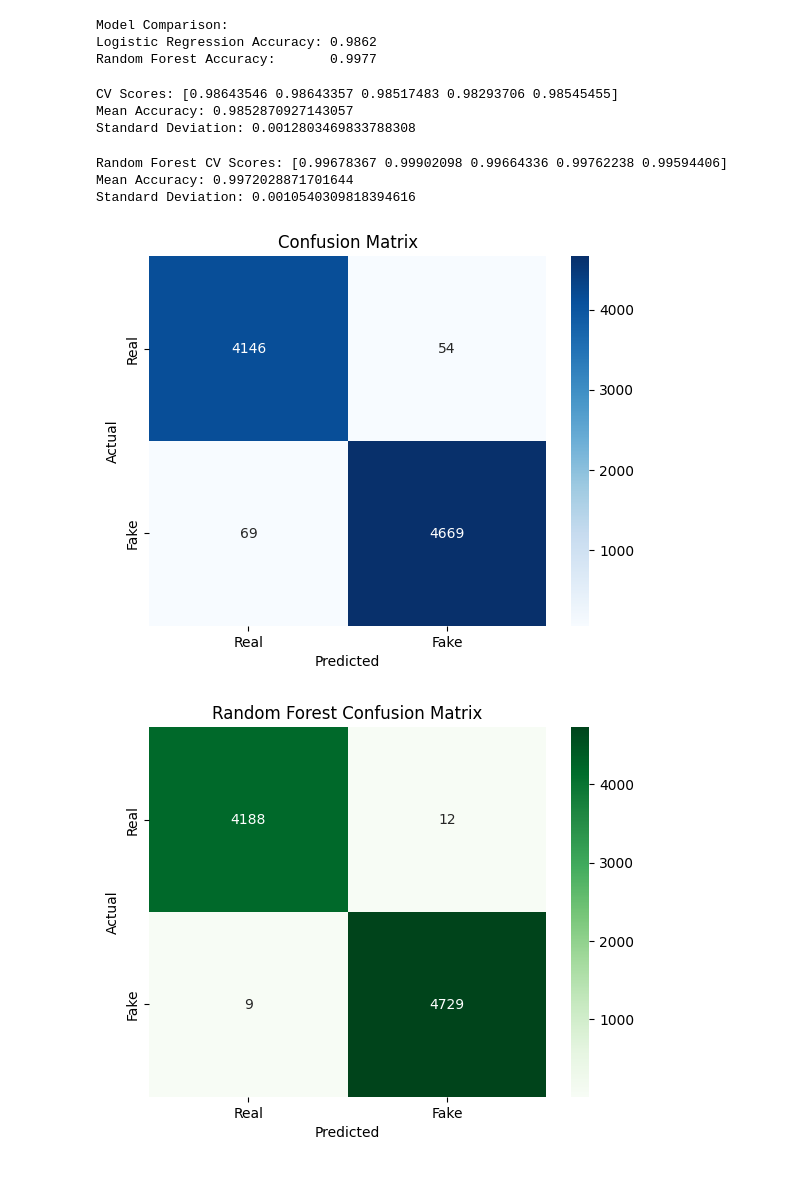
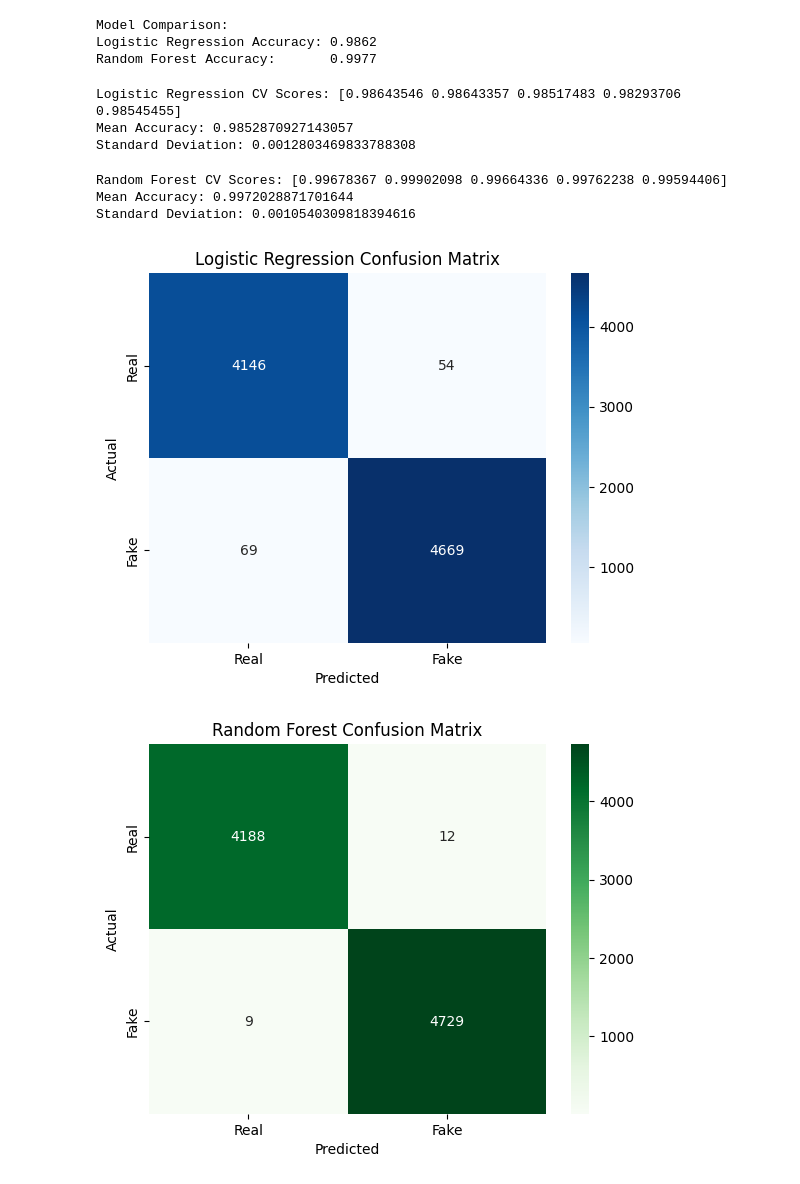
Before and after one commit to shreyayyyy/Fake-News-Detection-Model, a Jupyter notebook: main.ipynb, the cells around one changed output. Saved outputs shown, nothing was run; the diff lists cells and outputs as text; code cells hidden in the pictures.

```diff
--- a/main.ipynb
+++ b/main.ipynb
@@ -241,11 +240,11 @@ Logistic Regression Accuracy: 0.9862
 Random Forest Accuracy:       0.9977
 # %%
 lr_cv_scores = cross_val_score(lr_model, X_train_tfidf, y_train, cv=5)
-print('CV Scores:', lr_cv_scores)
+print('Logistic Regression CV Scores:', lr_cv_scores)
 print('Mean Accuracy:', lr_cv_scores.mean())
 print('Standard Deviation:', lr_cv_scores.std())
 # %% [output]
-CV Scores: [0.98643546 0.98643357 0.98517483 0.98293706 0.98545455]
+Logistic Regression CV Scores: [0.98643546 0.98643357 0.98517483 0.98293706 0.98545455]
 Mean Accuracy: 0.9852870927143057
 Standard Deviation: 0.0012803469833788308
 # %%
@@ -261,14 +260,14 @@ Standard Deviation: 0.0010540309818394616
 # %%
 cm = confusion_matrix(y_test, lr_pred)
 sns.heatmap(cm, annot=True, fmt='d', cmap='Blues',
             xticklabels=['Real', 'Fake'],
             yticklabels=['Real', 'Fake'])
-plt.title('Confusion Matrix')
+plt.title('Logistic Regression Confusion Matrix')
 plt.ylabel('Actual')
 plt.xlabel('Predicted')
 plt.show()
 # %% [output]
-[figure, old version]
+[figure, new version]
 # %%
 cm_rf = confusion_matrix(y_test, rf_pred)
 sns.heatmap(cm_rf, annot=True, fmt='d', cmap='Greens',
```
Also changed, not shown: parts of 17 cells of this notebook, 2 other files.
